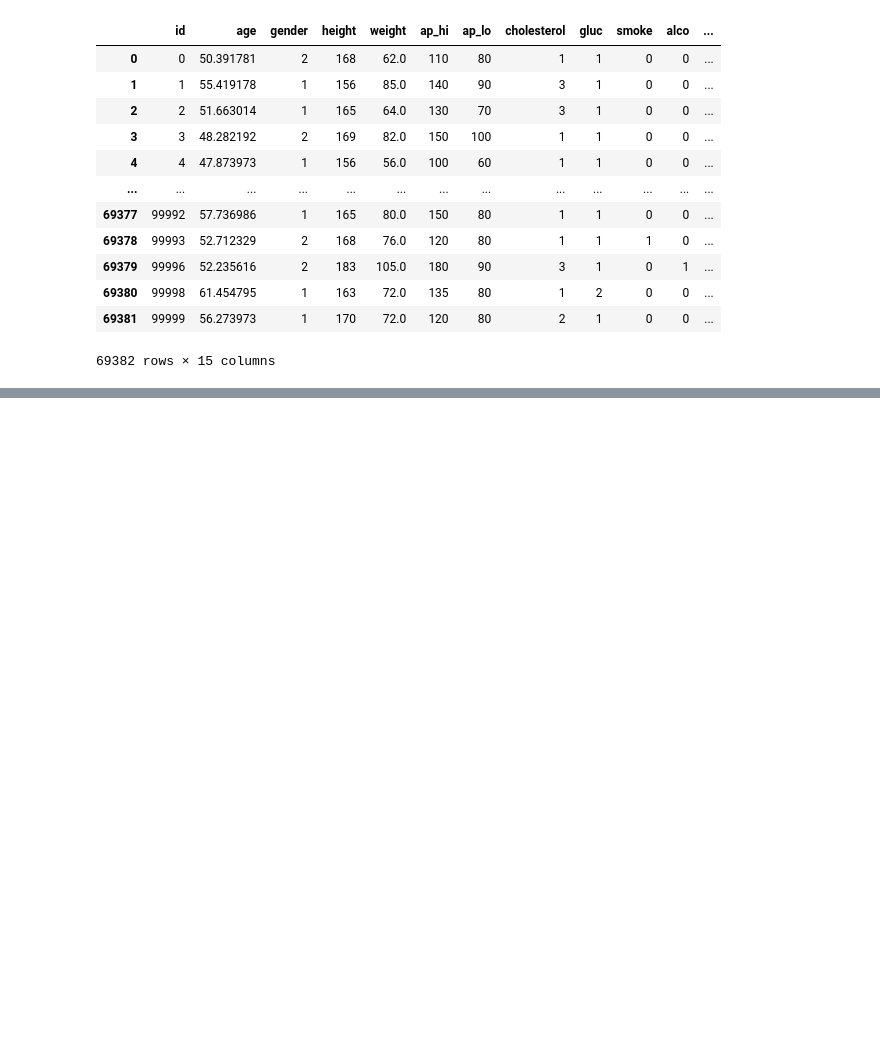
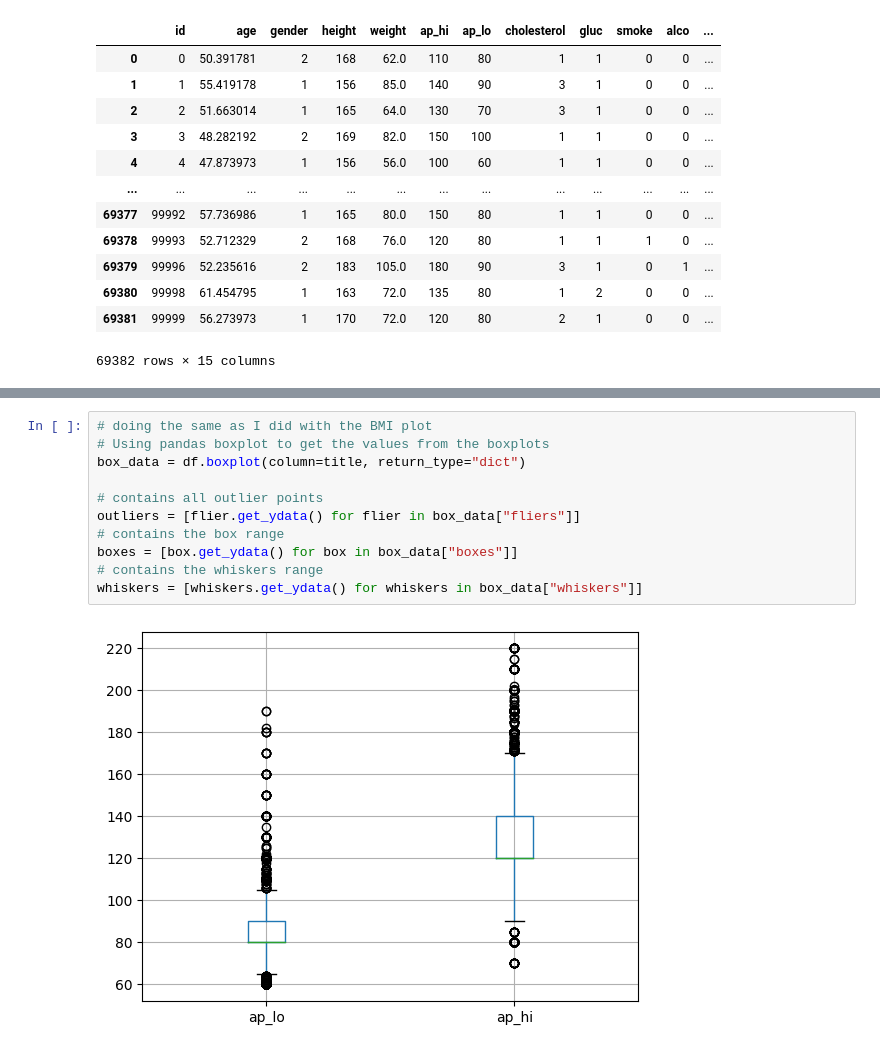
Before and after one commit to Razjoh/Machine-learning-Rasmus-Johansson, a Jupyter notebook: Labb/EDA_disease.ipynb, the cells around one changed output, grey strips where cells are left out. Cells and saved outputs as stored; diff of their text form; blank space fills up the shorter version.

```diff
--- a/Labb/EDA_disease.ipynb
+++ b/Labb/EDA_disease.ipynb
@@ -416,0 +503,13 @@ df
+# %%
+# doing the same as I did with the BMI plot
+# Using pandas boxplot to get the values from the boxplots
+box_data = df.boxplot(column=title, return_type="dict")
+
+# contains all outlier points
+outliers = [flier.get_ydata() for flier in box_data["fliers"]]
+# contains the box range
+boxes = [box.get_ydata() for box in box_data["boxes"]]
+# contains the whiskers range
+whiskers = [whiskers.get_ydata() for whiskers in box_data["whiskers"]]
+# %% [output]
+[figure, added]
```
Also changed, not shown: parts of 13 cells of this notebook.
